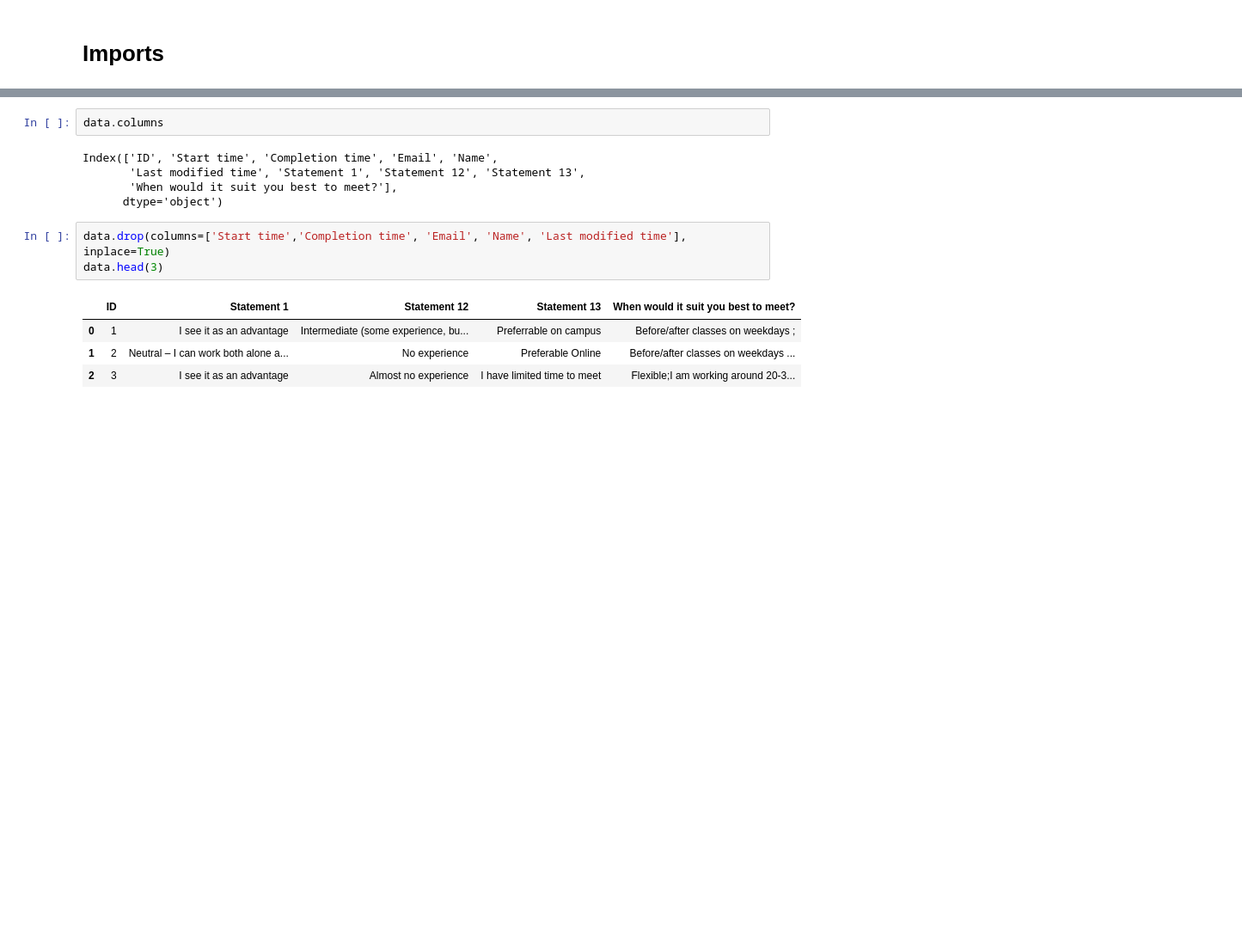
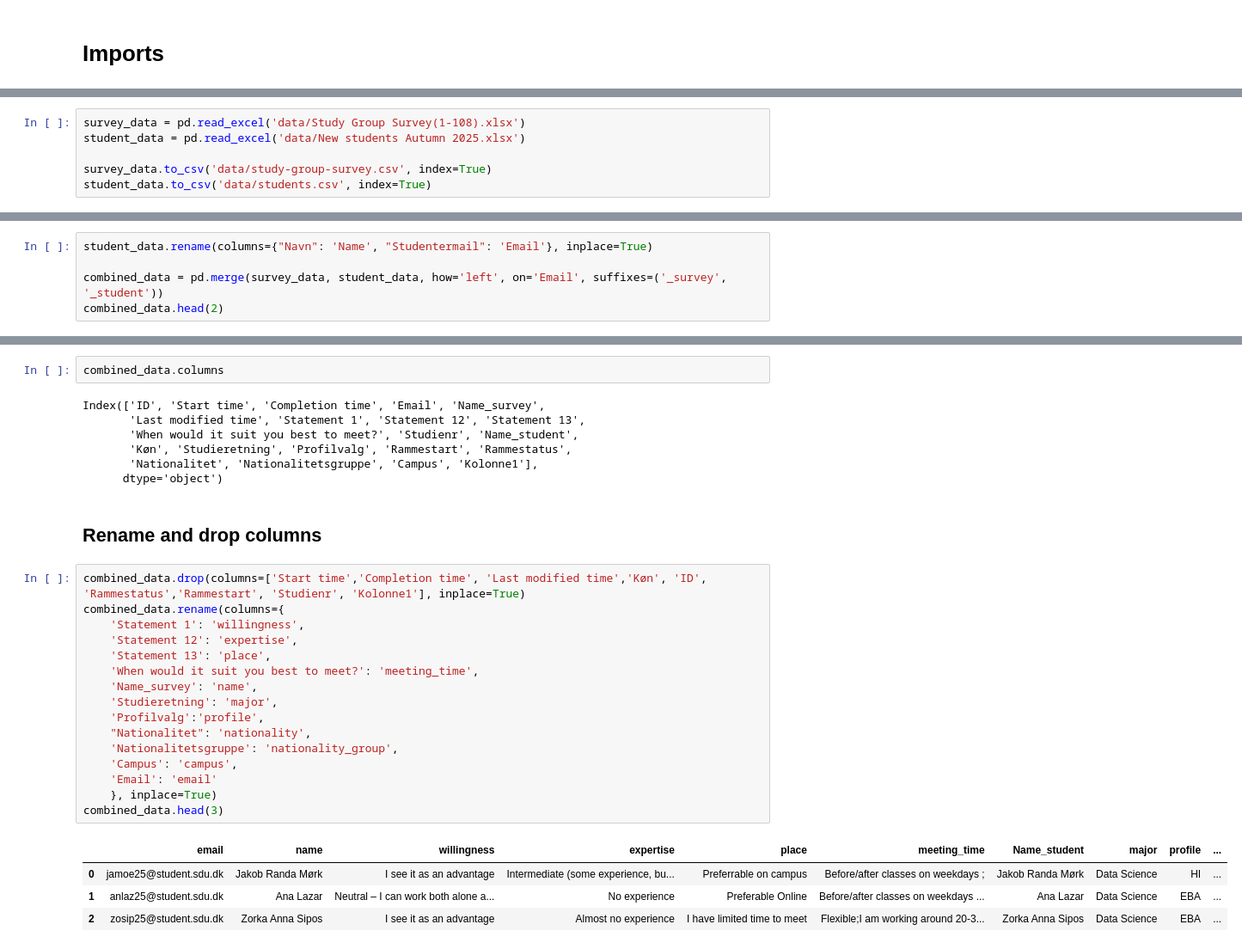
Before and after one commit to kristianhnielsen/study-groups, a Jupyter notebook: main.ipynb, the cells around one changed output, grey strips where cells are left out. Shown at 86% size. Drawn from its saved outputs; the diff is of its cells as text; blank space fills up the shorter version.

```diff
--- a/main.ipynb
+++ b/main.ipynb
@@ -5 +8,7 @@ import pandas as pd
+# %%
+survey_data = pd.read_excel('data/Study Group Survey(1-108).xlsx')
+student_data = pd.read_excel('data/New students Autumn 2025.xlsx')
+
+survey_data.to_csv('data/study-group-survey.csv', index=True)
+student_data.to_csv('data/students.csv', index=True)
 # %%
@@ -16,0 +44,5 @@ data.head()
+# %%
+student_data.rename(columns={"Navn": 'Name', "Studentermail": 'Email'}, inplace=True)
+
+combined_data = pd.merge(survey_data, student_data, how='left', on='Email', suffixes=('_survey', '_student'))
+combined_data.head(2)
@@ -17,15 +54,32 @@ data.head()
 # %%
-data.columns
+combined_data.columns
 # %% [output]
-Index(['ID', 'Start time', 'Completion time', 'Email', 'Name',
+Index(['ID', 'Start time', 'Completion time', 'Email', 'Name_survey',
        'Last modified time', 'Statement 1', 'Statement 12', 'Statement 13',
-       'When would it suit you best to meet?'],
+       'When would it suit you best to meet?', 'Studienr', 'Name_student',
+       'Køn', 'Studieretning', 'Profilvalg', 'Rammestart', 'Rammestatus',
+       'Nationalitet', 'Nationalitetsgruppe', 'Campus', 'Kolonne1'],
       dtype='object')
+# %% [markdown]
+## Rename and drop columns
 # %%
-data.drop(columns=['Start time','Completion time', 'Email', 'Name', 'Last modified time'], inplace=True)
-data.head(3)
+combined_data.drop(columns=['Start time','Completion time', 'Last modified time','Køn', 'ID', 'Rammestatus','Rammestart', 'Studienr', 'Kolonne1'], inplace=True)
+combined_data.rename(columns={
+    'Statement 1': 'willingness',
+    'Statement 12': 'expertise',
+    'Statement 13': 'place',
+    'When would it suit you best to meet?': 'meeting_time',
+    'Name_survey': 'name',
+    'Studieretning': 'major',
+    'Profilvalg':'profile',
+    "Nationalitet": 'nationality',
+    'Nationalitetsgruppe': 'nationality_group',
+    'Campus': 'campus',
+    'Email': 'email'
+    }, inplace=True)
+combined_data.head(3)
 # %% [output]
-|  | ID | Statement 1 | Statement 12 | Statement 13 | When would it suit you best to meet? |
-| 0 | 1 | I see it as an advantage | Intermediate (some experience, bu... | Preferrable on campus | Before/after classes on weekdays ; |
-| 1 | 2 | Neutral – I can work both alone a... | No experience | Preferable Online | Before/after classes on weekdays ... |
-| 2 | 3 | I see it as an advantage | Almost no experience | I have limited time to meet | Flexible;I am working around 20-3... |
+|  | email | name | willingness | expertise | place | meeting_time | Name_student | major | profile | ... |
+| 0 | jamoe25@student.sdu.dk | Jakob Randa Mørk | I see it as an advantage | Intermediate (some experience, bu... | Preferrable on campus | Before/after classes on weekdays ; | Jakob Randa Mørk | Data Science | HI | ... |
+| 1 | anlaz25@student.sdu.dk | Ana Lazar | Neutral – I can work both alone a... | No experience | Preferable Online | Before/after classes on weekdays ... | Ana Lazar | Data Science | EBA | ... |
+| 2 | zosip25@student.sdu.dk | Zorka Anna Sipos | I see it as an advantage | Almost no experience | I have limited time to meet | Flexible;I am working around 20-3... | Zorka Anna Sipos | Data Science | EBA | ... |
```
Also changed, not shown: parts of 73 cells of this notebook, 4 other files.
